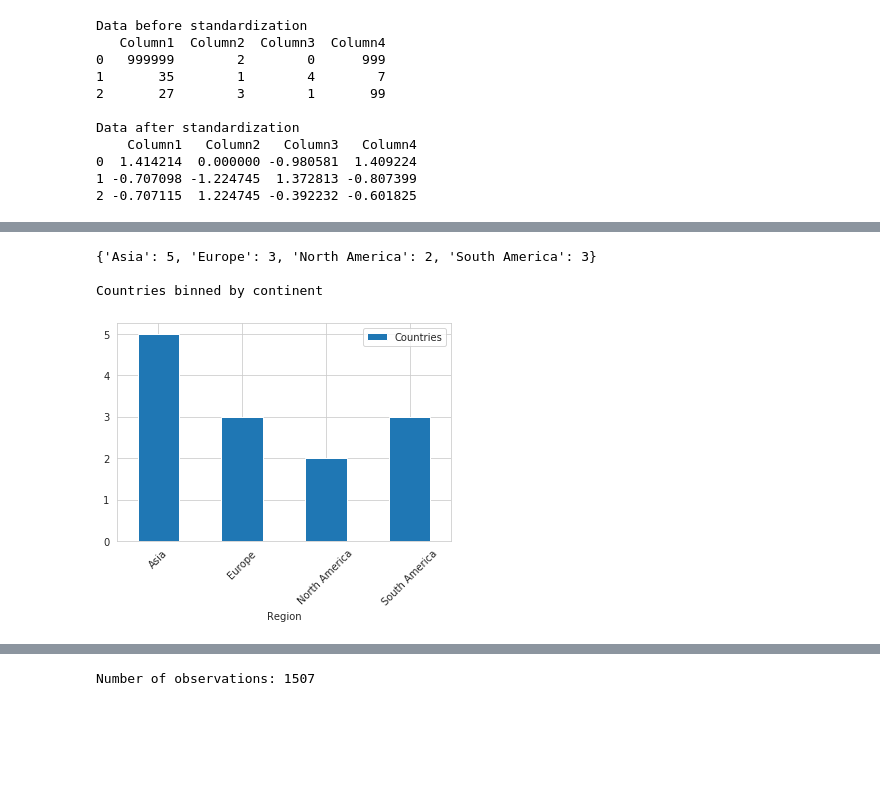
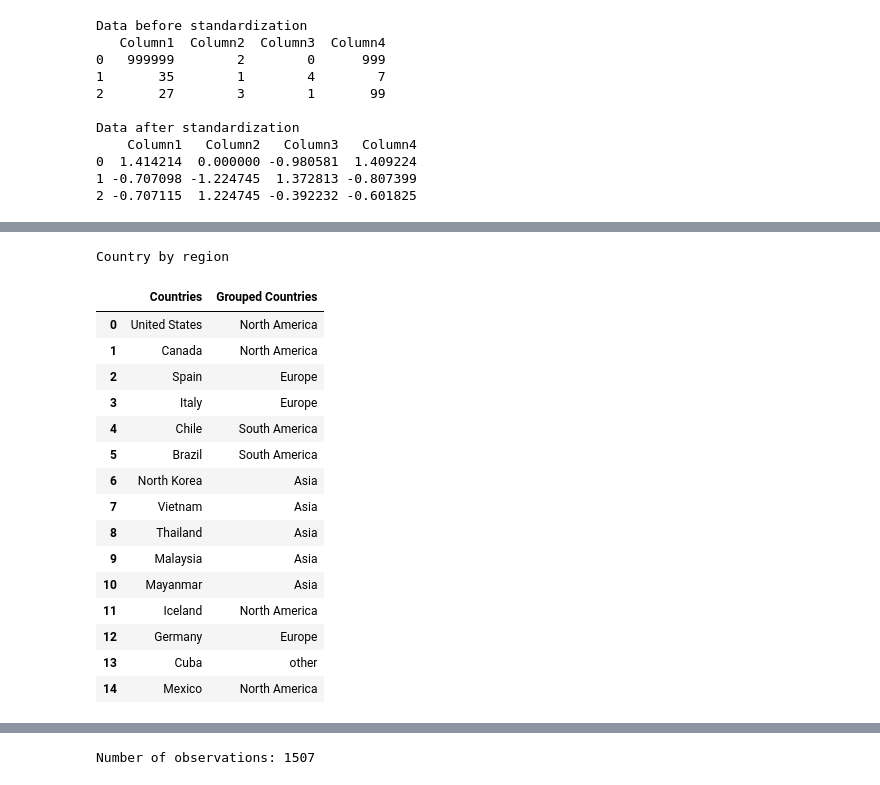
Before and after one commit to vbloise3/awsCert, a Jupyter notebook: public/Exam Notes/16-Numerical-Engineering.ipynb, the cells around one changed output, grey strips where cells are left out. Drawn from its saved outputs; the diff is of its cells as text; code cells hidden in the pictures; blank space fills up the shorter version.

```diff
--- a/public/Exam Notes/16-Numerical-Engineering.ipynb
+++ b/public/Exam Notes/16-Numerical-Engineering.ipynb
@@ -108,11 +65,58 @@ Countries by continent
-# %%
-print(dict(zip(unique, counts)))
-
-df = pd.DataFrame({'Region': unique.ravel(), 'Countries': counts.ravel()})
-print(color.BOLD + color.PURPLE + "\nCountries binned by continent" + color.END)
-ax = df.plot.bar(x='Region', y='Countries', rot=45)
-# %% [output]
-{'Asia': 5, 'Europe': 3, 'North America': 2, 'South America': 3}
-
-Countries binned by continent
-[figure, removed]
+# %%
+# Categorical Binning Example
+
+countries = pd.Series([
+        'United States',
+        'Canada',
+        'Spain',
+        'Italy',
+        'Chile',
+        'Brazil',
+        'North Korea',
+        'Vietnam',
+        'Thailand',
+        'Malaysia',
+        'Mayanmar',
+        'Iceland',
+        'Germany',
+        'Cuba',
+        'Mexico'
+    ], name = "Countries")
+
+groups = {
+        'North America': ('United States', 'Canada', 'Iceland', 'Greenland', 'Mexico'),
+        'Europe': ('France', 'Germany', 'United Kingdom', 'Belgium', 'Spain', 'Italy', 'Poland'),
+        'South America': ('Chile', 'Brazil', 'Peru', 'Colombia', 'Ecuador'),
+        'Asia': ('North Korea', 'Vietnam', 'Thailand', 'Malaysia', 'Mayanmar')
+    }
+
+from typing import Any
+
+def country_group_map(series: pd.Series, groups: dict,
+                   othervalue: Any=-1) -> pd.Series:
+    # Assign the dictionary pairs
+    groups = {z: j for j, r in groups.items() for z in r}
+    return series.map(groups).fillna(othervalue)
+
+grouped_countries = country_group_map(countries, groups, othervalue='other')
+df = pd.concat([countries.rename('Countries'), grouped_countries.rename('Grouped Countries')], axis=1)
+print(color.BOLD + color.PURPLE + "\nCountry by region" + color.END)
+df
+# %% [output]
+Country by region
+|  | Countries | Grouped Countries |
+| 0 | United States | North America |
+| 1 | Canada | North America |
+| 2 | Spain | Europe |
+| 3 | Italy | Europe |
+| 4 | Chile | South America |
+| 5 | Brazil | South America |
+| 6 | North Korea | Asia |
+| 7 | Vietnam | Asia |
+| 8 | Thailand | Asia |
+| 9 | Malaysia | Asia |
+| 10 | Mayanmar | Asia |
+| 11 | Iceland | North America |
+| 12 | Germany | Europe |
+| 13 | Cuba | other |
+| 14 | Mexico | North America |
```
Also changed, not shown: parts of 3 cells of this notebook.
